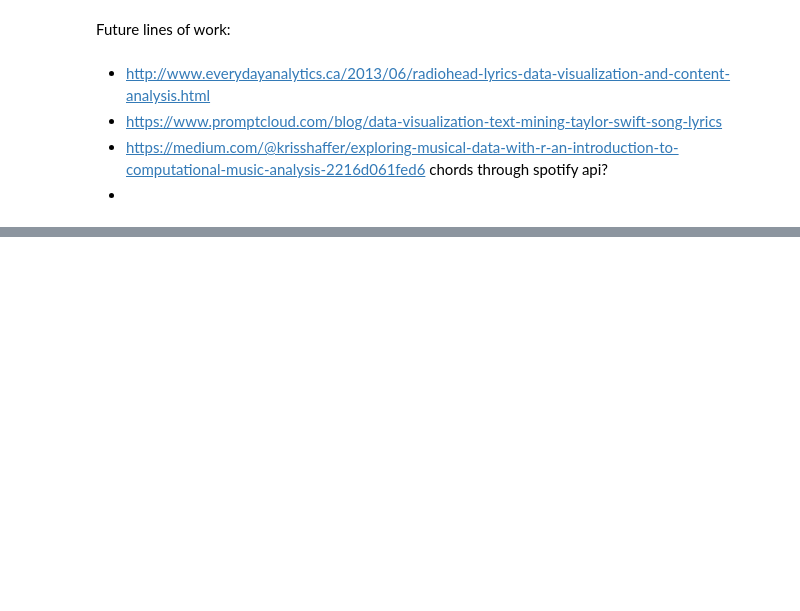
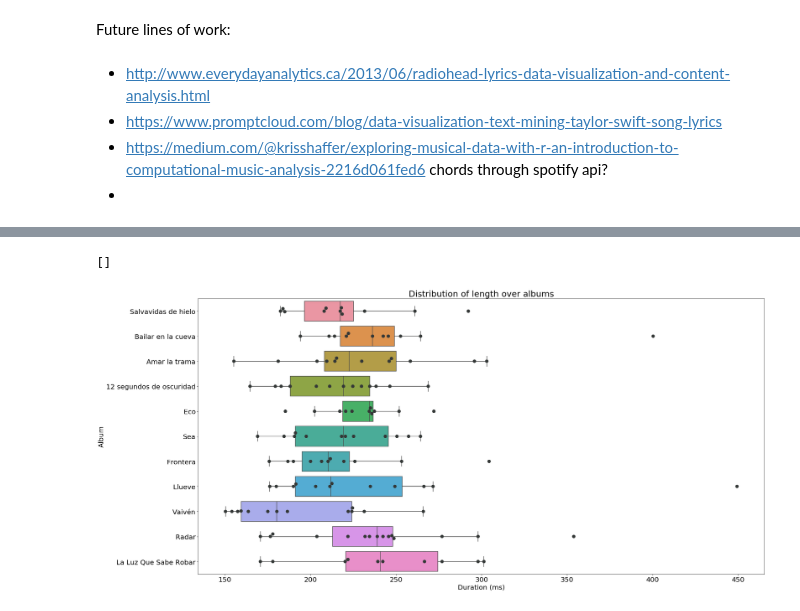
Before and after one commit to alexing/datadata, a Jupyter notebook: drexler_data_exploration.ipynb, the cells around one changed output, grey strips where cells are left out. Saved outputs shown, nothing was run; the diff lists cells and outputs as text; code cells hidden in the pictures; blank space fills up the shorter version.

```diff
--- a/drexler_data_exploration.ipynb
+++ b/drexler_data_exploration.ipynb
@@ -300,0 +317,2 @@ spotify_raw_df
+# %%
+df = pd.read_csv("data/drexler_final.csv", sep=';',index_col=0)
@@ -300,0 +329,17 @@ spotify_raw_df
+# %%
+df['duration_s'] = df['duration_ms'] * 0.001
+# %%
+fig, ax = plt.subplots(figsize=(30,15))
+ax = sns.boxplot(x="duration_s", y="album", data=df, orient='h')
+ax = sns.swarmplot(x="duration_s", y="album", data=df, orient='h', size=10, color="xkcd:charcoal")
+plt.xlabel('Duration (ms)', fontsize=20)
+plt.ylabel('Album', fontsize=20)
+plt.title('Distribution of length over albums', fontsize=25)
+for tick in ax.xaxis.get_major_ticks():
+    tick.label.set_fontsize(20)
+for tick in ax.yaxis.get_major_ticks():
+    tick.label.set_fontsize(20)
+plt.plot()
+# %% [output]
+[]
+[figure, added]
```
Also changed, not shown: parts of 26 cells of this notebook, 4 other files.
